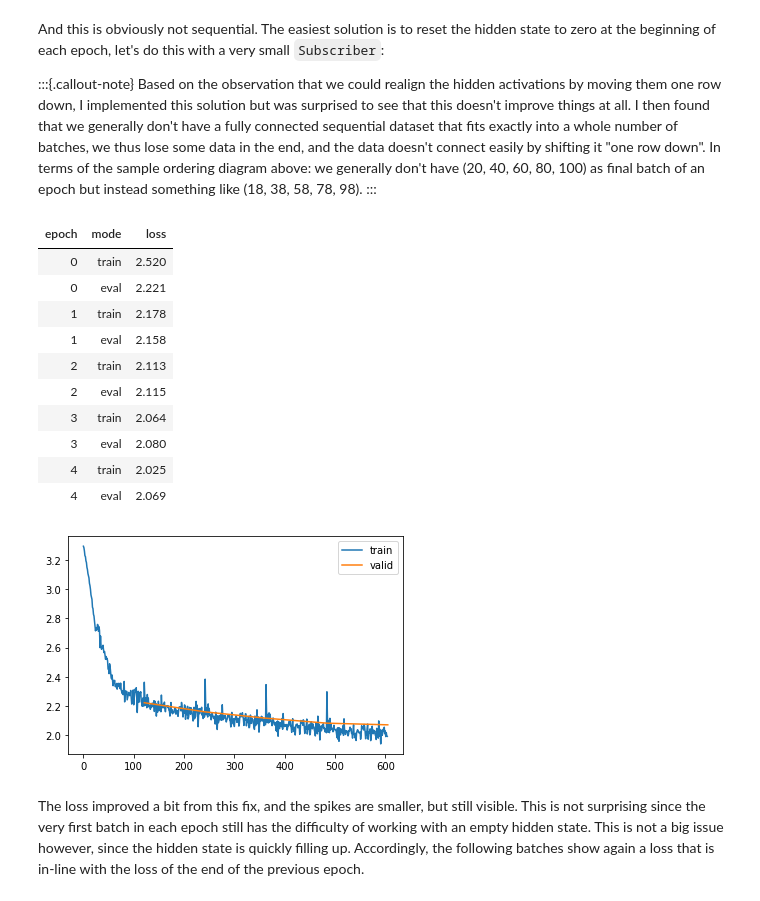
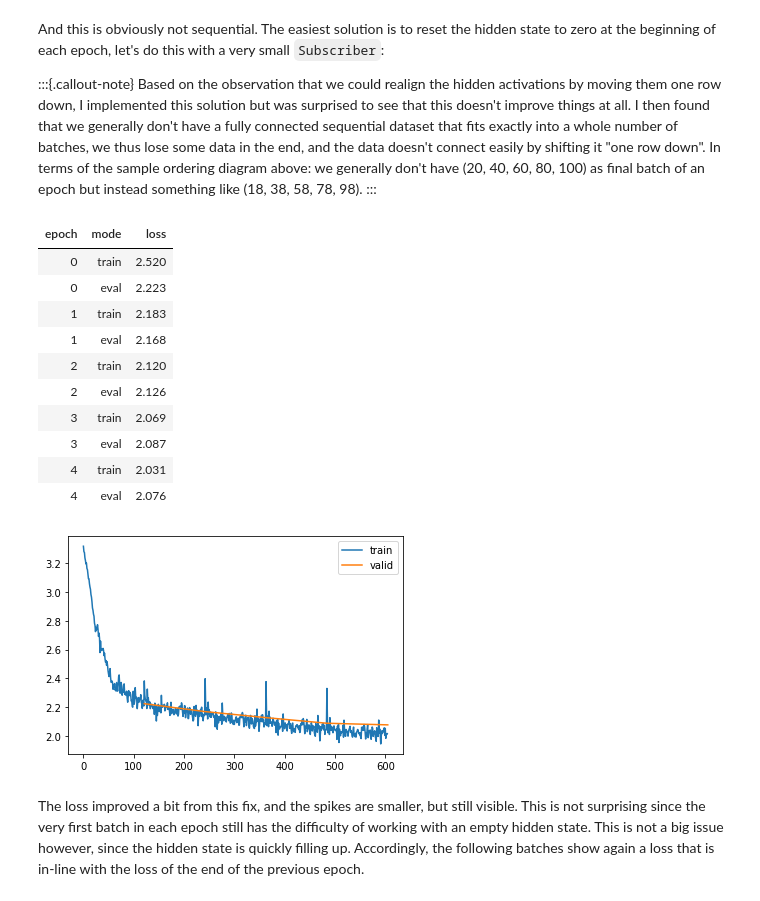
Before and after one commit to lucasvw/lucasvw.github.io, a Jupyter notebook: posts/15_rnn/index.ipynb, the cells around one changed output. Drawn from its saved outputs; the diff is of its cells as text; code cells hidden in the pictures.

```diff
--- a/posts/15_rnn/index.ipynb
+++ b/posts/15_rnn/index.ipynb
@@ -522,38 +522,38 @@ def reset_hidden_state(self:PyTorchRNNMultiOutput):
 # %%
 # Train parameters
 epochs = 5
 lr     = 1e-2
 bs     = 300
 
 # Hyperparameters
 context_length = 5
 n_h            = 100
 
 dls = get_dls(context_length, bs)
-rnn = PyTorchRNNMultiOutput(c2i, context_length, n_h, bs)
+rnn = PyTorchRNNMultiOutput(c2i, n_h, bs)
 
 subs = [ProgressS(True),
         MetricsS(),
         DeviceS(device),
         HiddenStateResetterS()]
 
 scheduler = partial(torch.optim.lr_scheduler.OneCycleLR, max_lr=lr, epochs=epochs, steps_per_epoch=len(dls.train))
 
 l = Learner(rnn, dls, multi_output_cross_entropy, torch.optim.Adam, None, subs=subs + [SchedulerS(scheduler)])
 l.fit(epochs, lr=lr)
 # %% [output]
 | epoch | mode | loss |
 | 0 | train | 2.520 |
-| 0 | eval | 2.221 |
-| 1 | train | 2.178 |
-| 1 | eval | 2.158 |
-| 2 | train | 2.113 |
-| 2 | eval | 2.115 |
-| 3 | train | 2.064 |
-| 3 | eval | 2.080 |
-| 4 | train | 2.025 |
-| 4 | eval | 2.069 |
+| 0 | eval | 2.223 |
+| 1 | train | 2.183 |
+| 1 | eval | 2.168 |
+| 2 | train | 2.120 |
+| 2 | eval | 2.126 |
+| 3 | train | 2.069 |
+| 3 | eval | 2.087 |
+| 4 | train | 2.031 |
+| 4 | eval | 2.076 |
-[figure, old version]
+[figure, new version]
 # %% [markdown]
 The loss improved a bit from this fix, and the spikes are smaller, but still visible. This is not surprising since the very first batch in each epoch still has the difficulty of working with an empty hidden state. This is not a big issue however, since the hidden state is quickly filling up. Accordingly, the following batches show again a loss that is in-line with the loss of the end of the previous epoch.
 # %% [markdown]
```
Also changed, not shown: parts of 14 cells of this notebook, 3 other files.
